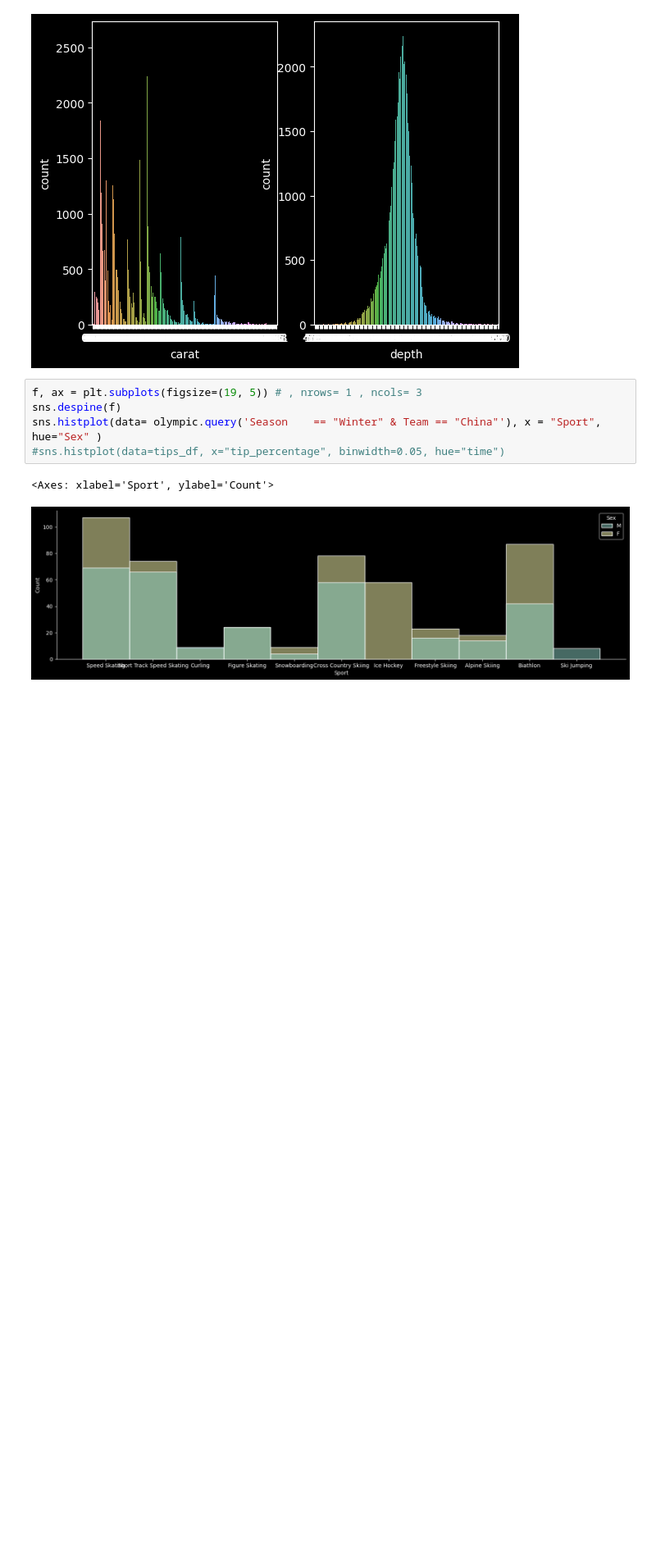
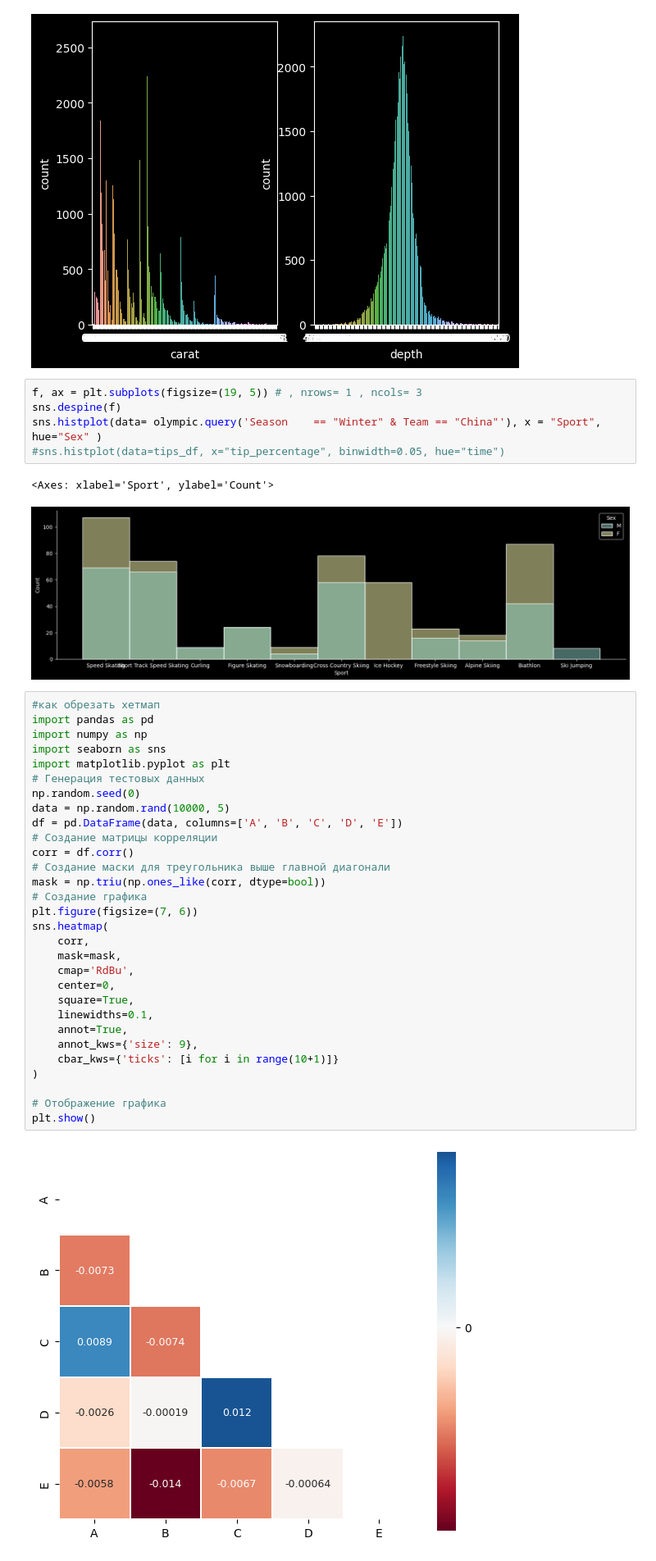
Before and after one commit to Vitalyastiy/cheat-python, a Jupyter notebook: viz/.Шпаргалка по графикам.ipynb, the cells around one changed output. Shown at 82% size. Cells and saved outputs as stored; diff of their text form; blank space fills up the shorter version.

```diff
--- a/viz/.Шпаргалка по графикам.ipynb
+++ b/viz/.Шпаргалка по графикам.ipynb
@@ -242,3 +242,35 @@ sns.histplot(data= olympic.query('Season	== "Winter" & Team == "China"'), x = "S
 # %% [output]
 <Axes: xlabel='Sport', ylabel='Count'>
 [figure]
+# %%
+#как обрезать хетмап
+import pandas as pd
+import numpy as np
+import seaborn as sns
+import matplotlib.pyplot as plt
+# Генерация тестовых данных
+np.random.seed(0)
+data = np.random.rand(10000, 5)
+df = pd.DataFrame(data, columns=['A', 'B', 'C', 'D', 'E'])
+# Создание матрицы корреляции
+corr = df.corr()
+# Создание маски для треугольника выше главной диагонали
+mask = np.triu(np.ones_like(corr, dtype=bool))
+# Создание графика
+plt.figure(figsize=(7, 6))
+sns.heatmap(
+    corr,
+    mask=mask,
+    cmap='RdBu',
+    center=0,
+    square=True,
+    linewidths=0.1,
+    annot=True,
+    annot_kws={'size': 9},
+    cbar_kws={'ticks': [i for i in range(10+1)]}
+)
+
+# Отображение графика
+plt.show()
+# %% [output]
+[figure, added]
```
